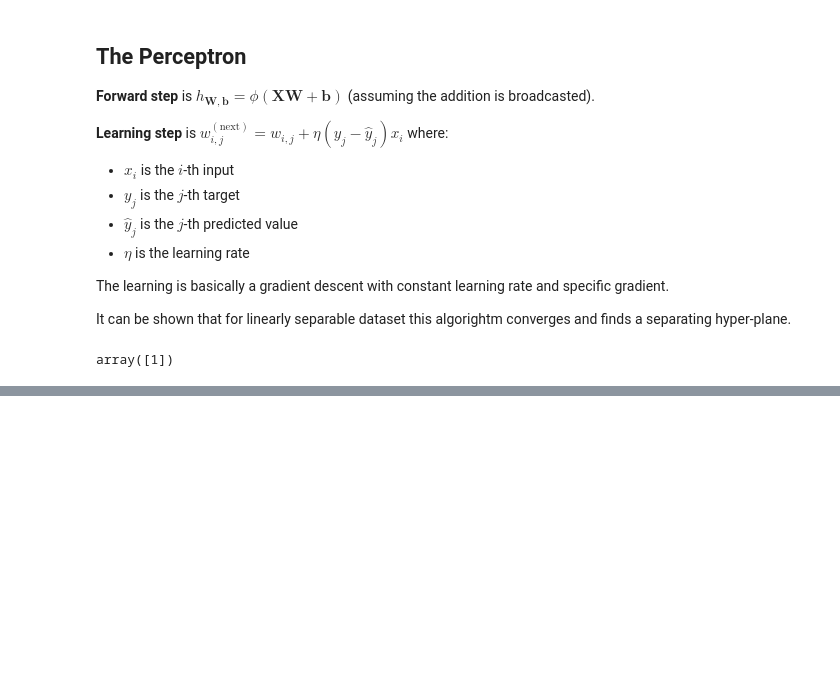
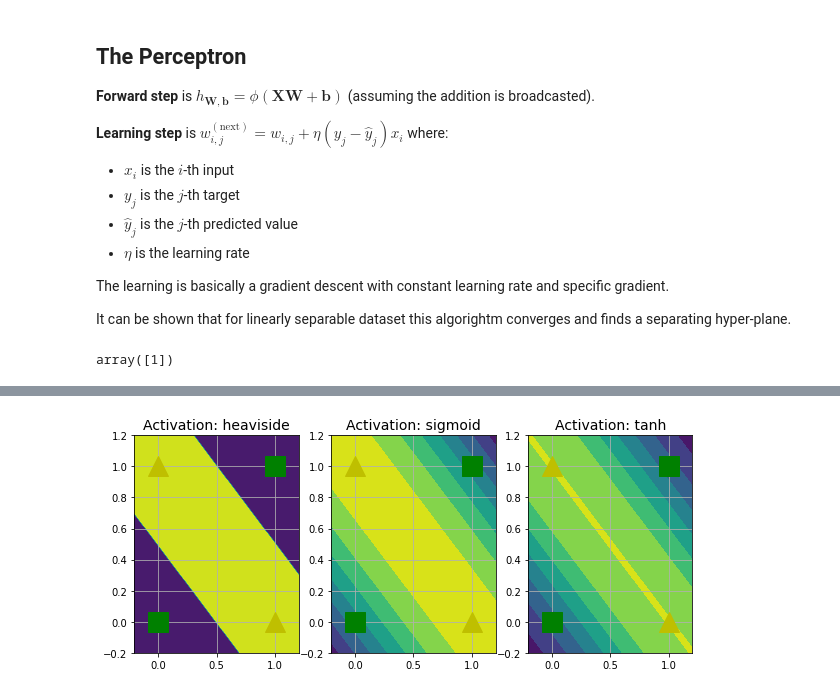
Before and after one commit to matyama/homl, a Jupyter notebook: 10_neural_networks.ipynb, the cells around one changed output, grey strips where cells are left out. Drawn from its saved outputs; the diff is of its cells as text; code cells hidden in the pictures; blank space fills up the shorter version.

```diff
--- a/10_neural_networks.ipynb
+++ b/10_neural_networks.ipynb
@@ -34,0 +84,29 @@ array([1])
+# %%
+def heaviside(z):
+    return (z >= 0).astype(z.dtype)
+
+def mlp_xor(x1, x2, activation):
+    return activation(-activation(x1 + x2 - 1.5) + activation(x1 + x2 - 0.5) - 0.5)
+
+# Crate a space for the XOR problem
+x1s = np.linspace(-0.2, 1.2, 100)
+x2s = np.linspace(-0.2, 1.2, 100)
+x1, x2 = np.meshgrid(x1s, x2s)
+
+plt.figure(figsize=(10,4))
+
+def plot_xor_activation(i, activation):
+    # Plot contour of activation function on the XOR space
+    plt.subplot(131 + i)
+    plt.contourf(x1, x2, mlp_xor(x1, x2, activation))
+    plt.plot([0, 1], [0, 1], "gs", markersize=20)
+    plt.plot([0, 1], [1, 0], "y^", markersize=20)
+    plt.title(f"Activation: {activation.__name__}", fontsize=14)
+    plt.grid(True)
+
+for i, activation in enumerate([heaviside, sigmoid, np.tanh]):
+    plot_xor_activation(i, activation)
+
+plt.show()
+# %% [output]
+[figure, added]
```
Also changed, not shown: parts of 3 cells of this notebook.
